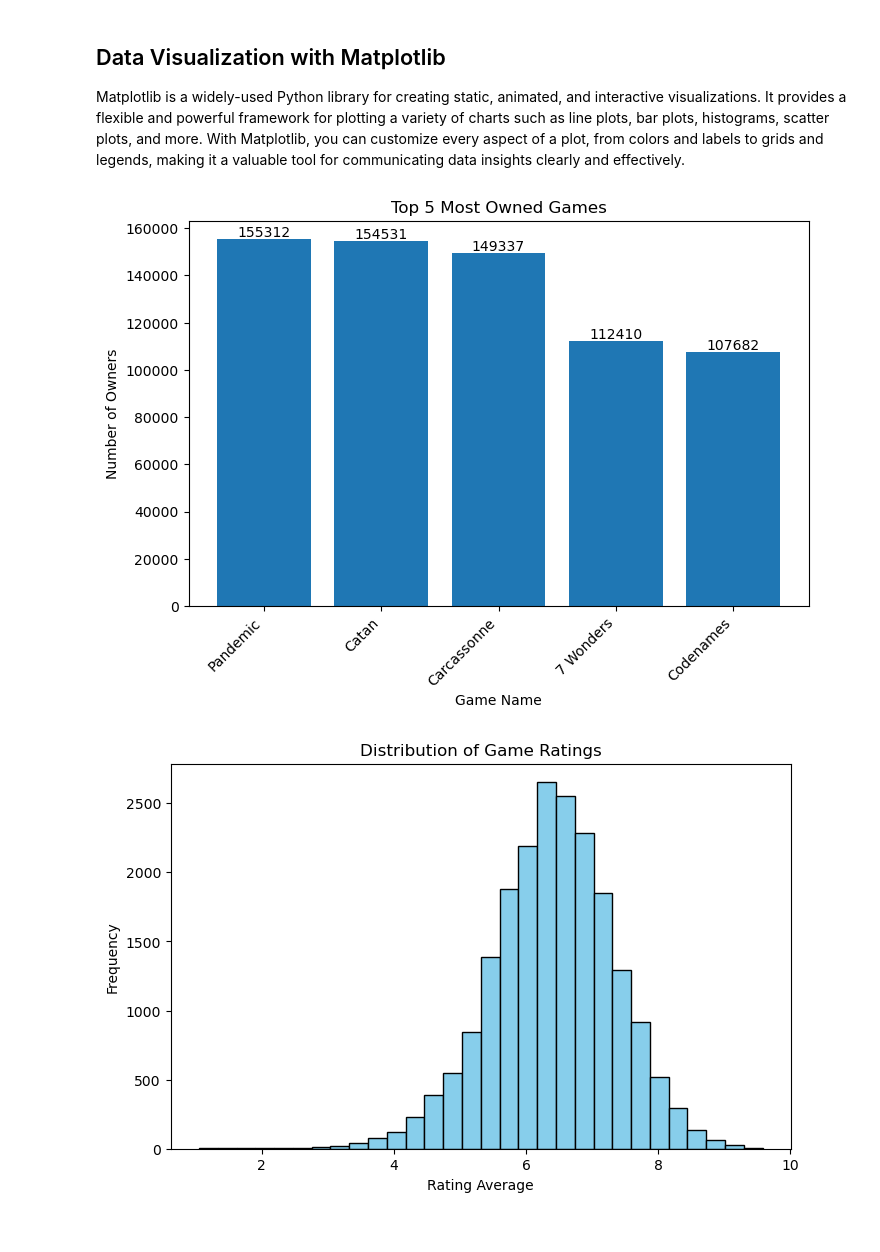
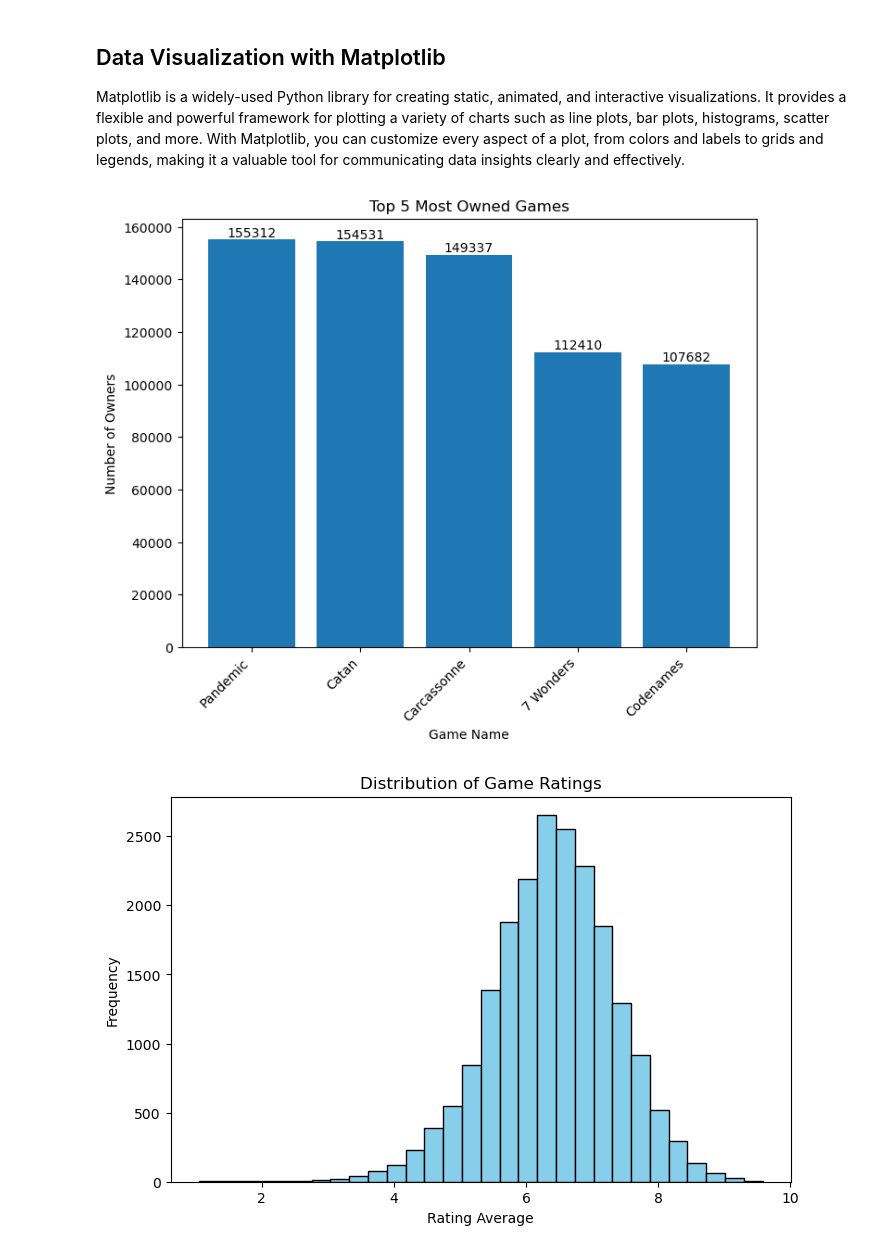
Before and after one commit to saramilovanova/IDS_labs, a Jupyter notebook: lab3/pandas_viz.ipynb, the cells around one changed output. Drawn from its saved outputs; the diff is of its cells as text; code cells hidden in the pictures.

```diff
--- a/lab3/pandas_viz.ipynb
+++ b/lab3/pandas_viz.ipynb
@@ -485,23 +486,23 @@ Matplotlib is a widely-used Python library for creating static, animated, and in
 # %%
 n = 5
 
 most_owned_games = df.sort_values(by='Owned Users', ascending=False).head(n)
 
-plt.figure(figsize=(8, 5))
+plt.figure(figsize=(8, 6))
 plt.bar(most_owned_games['Name'], most_owned_games['Owned Users']) # you can also try barh for horizontal bar plots
 
 # add text on top of each bar
 for i, n_owners in enumerate(most_owned_games['Owned Users']):
     plt.text(i, n_owners + 1000, f'{int(n_owners)}', ha='center')
 
 plt.xlabel('Game Name')
 plt.ylabel('Number of Owners')
 plt.title(f'Top {n} Most Owned Games')
 plt.xticks(rotation=45, ha='right') # rotate labels of columns
 plt.savefig('most_owned_games.png', dpi=300, bbox_inches='tight')
 plt.show()
 # %% [output]
-[figure, old version]
+[figure, new version]
 # %%
 # Histogram: Distribution of game ratings, include kde
 plt.figure(figsize=(8, 5))
```
Also changed, not shown: parts of 1 cell of this notebook, 33 other files.
